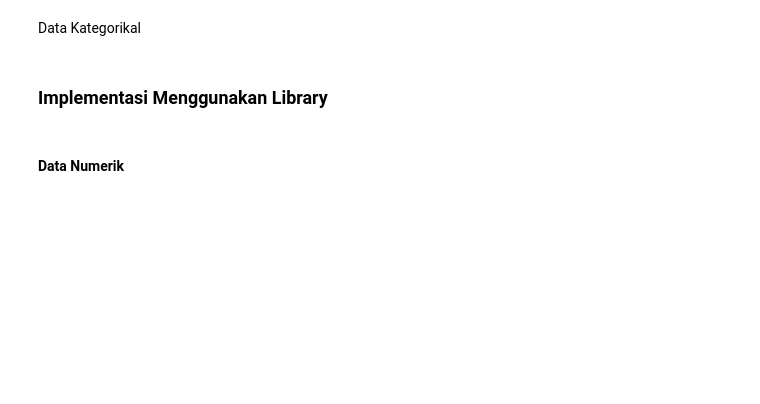
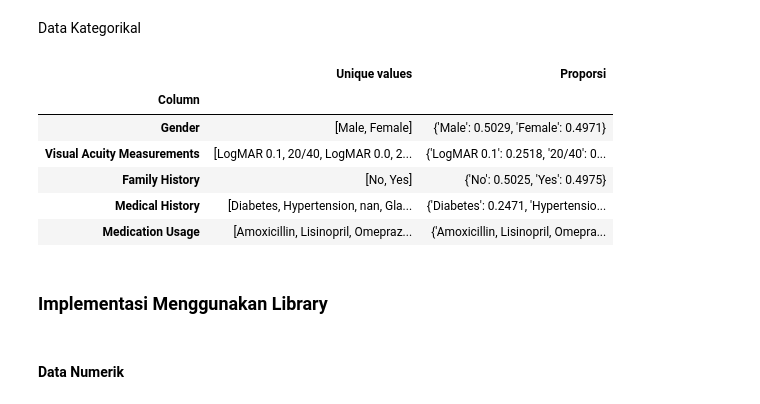
Before and after one commit to staplesmaster/Tugas-Besar-IF2120-2025-2026---AyamAsapRempah, a Jupyter notebook: AyamAsapRempah.ipynb, the cells around one changed output. Drawn from its saved outputs; the diff is of its cells as text; code cells hidden in the pictures; blank space fills up the shorter version.

```diff
--- a/AyamAsapRempah.ipynb
+++ b/AyamAsapRempah.ipynb
@@ -296,35 +298,42 @@ def nilaiunik_manual(data):
         if item not in unik:
             unik.append(item)
     return unik
 
 def frekuensi_manual(data):
     frek = {}
     for item in data:
         if item in frek:
             frek[item] += 1
         else:
             frek[item] = 1
     return frek
 
 def proporsi_manual(data):
     frek = frekuensi_manual(data)
     total = len(data)
     return {item: count / total for item, count in frek.items()}
 
 categorical_stats_manual = []
 
 for col in categorical_cols:
     d = glaucoma[col]
     stat = {
         'Column': col,
         'Unique values': nilaiunik_manual(d),
-        'Frekuensi': frekuensi_manual(d),
         'Proporsi': proporsi_manual(d),
     }
     categorical_stats_manual.append(stat)
 
 data_categorical_stats_manual = pd.DataFrame(categorical_stats_manual).set_index('Column')
-print(data_categorical_stats_manual)
+data_categorical_stats_manual.head()
+# %% [output]
+|  | Unique values | Proporsi |
+| Column |  |  |
+| Gender | [Male, Female] | {'Male': 0.5029, 'Female': 0.4971} |
+| Visual Acuity Measurements | [LogMAR 0.1, 20/40, LogMAR 0.0, 2... | {'LogMAR 0.1': 0.2518, '20/40': 0... |
+| Family History | [No, Yes] | {'No': 0.5025, 'Yes': 0.4975} |
+| Medical History | [Diabetes, Hypertension, nan, Gla... | {'Diabetes': 0.2471, 'Hypertensio... |
+| Medication Usage | [Amoxicillin, Lisinopril, Omepraz... | {'Amoxicillin, Lisinopril, Omepra... |
 # %% [markdown]
 ### Implementasi Menggunakan Library
 # %% [markdown]
```
Also changed, not shown: parts of 4 cells of this notebook.
